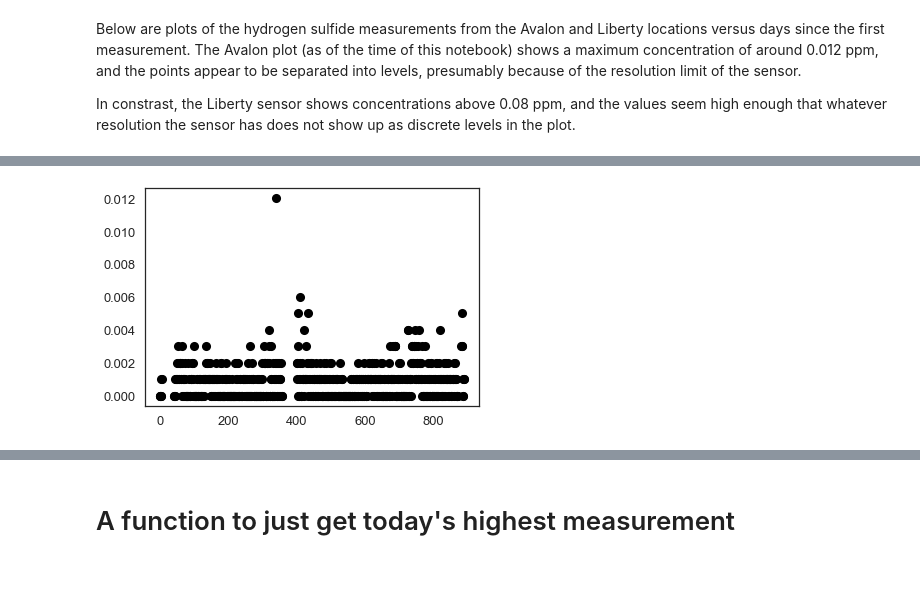
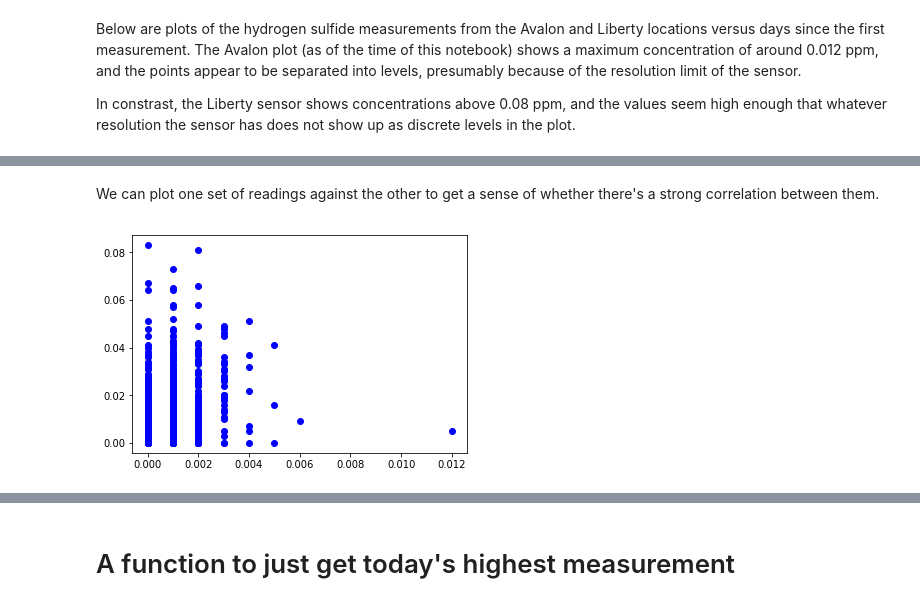
Before and after one commit to WPRDC/Jupyter-notebooks-by-dataset, a Jupyter notebook: air-quality-exploration.ipynb, the cells around one changed output, grey strips where cells are left out. Cells and saved outputs as stored; diff of their text form; code cells hidden in the pictures; blank space fills up the shorter version.

Commit message:
Update air-quality notebook with an investigation of the correlation between readings at two stations

```diff
--- a/air-quality-exploration.ipynb
+++ b/air-quality-exploration.ipynb
@@ -304,4 +298,6 @@ In constrast, the Liberty sensor shows concentrations above 0.08 ppm, and the va
+# %% [markdown]
+We can plot one set of readings against the other to get a sense of whether there's a strong correlation between them.
 # %%
-plt.plot(x_avalon, h2s_avalon, 'o', color='black');
+plt.plot(h2s_avalon, h2s_liberty, 'o', color='blue');
 # %% [output]
-[figure, old version]
+[figure, new version]
```
Also changed, not shown: parts of 14 cells of this notebook.
